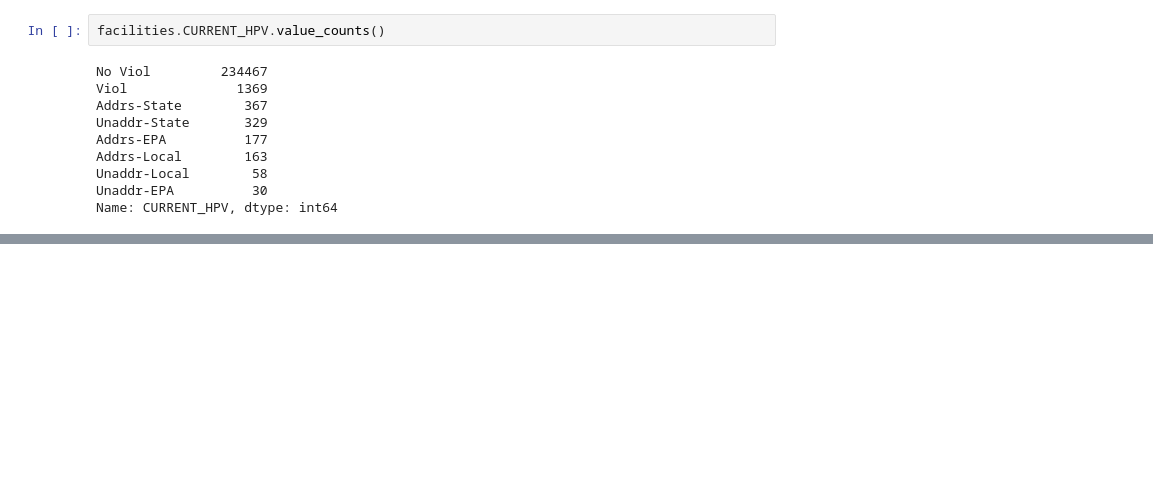
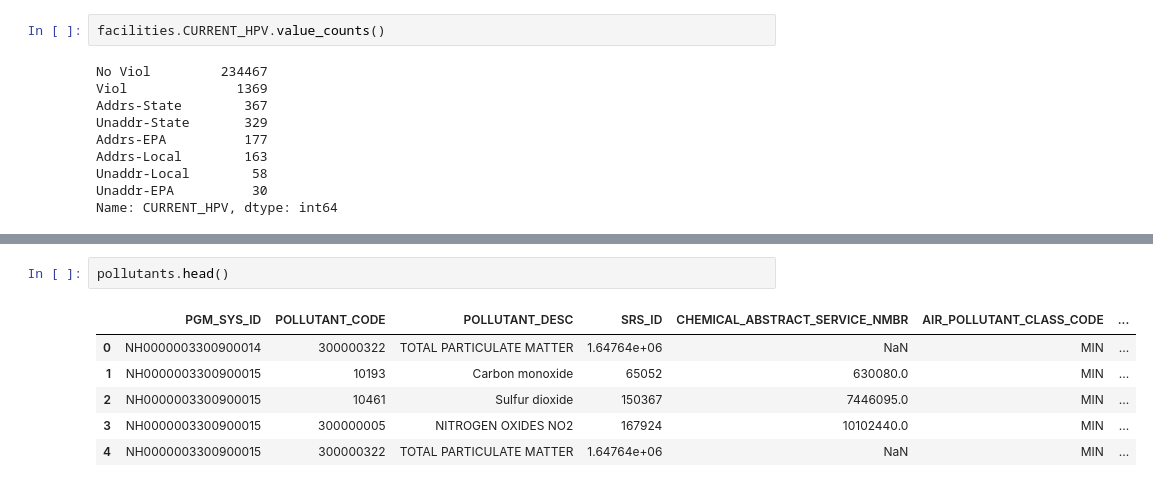
Before and after one commit to Aycrazy/ML_Project, a Jupyter notebook: ICIS_explore_2.ipynb, the cells around one changed output, grey strips where cells are left out. Drawn from its saved outputs; the diff is of its cells as text; blank space fills up the shorter version.

```diff
--- a/ICIS_explore_2.ipynb
+++ b/ICIS_explore_2.ipynb
@@ -480,0 +503,9 @@ Name: CURRENT_HPV, dtype: int64
+# %%
+pollutants.head()
+# %% [output]
+|  | PGM_SYS_ID | POLLUTANT_CODE | POLLUTANT_DESC | SRS_ID | CHEMICAL_ABSTRACT_SERVICE_NMBR | AIR_POLLUTANT_CLASS_CODE | ... |
+| 0 | NH0000003300900014 | 300000322 | TOTAL PARTICULATE MATTER | 1.64764e+06 | NaN | MIN | ... |
+| 1 | NH0000003300900015 | 10193 | Carbon monoxide | 65052 | 630080.0 | MIN | ... |
+| 2 | NH0000003300900015 | 10461 | Sulfur dioxide | 150367 | 7446095.0 | MIN | ... |
+| 3 | NH0000003300900015 | 300000005 | NITROGEN OXIDES NO2 | 167924 | 10102440.0 | MIN | ... |
+| 4 | NH0000003300900015 | 300000322 | TOTAL PARTICULATE MATTER | 1.64764e+06 | NaN | MIN | ... |
```
Also changed, not shown: parts of 13 cells of this notebook.
